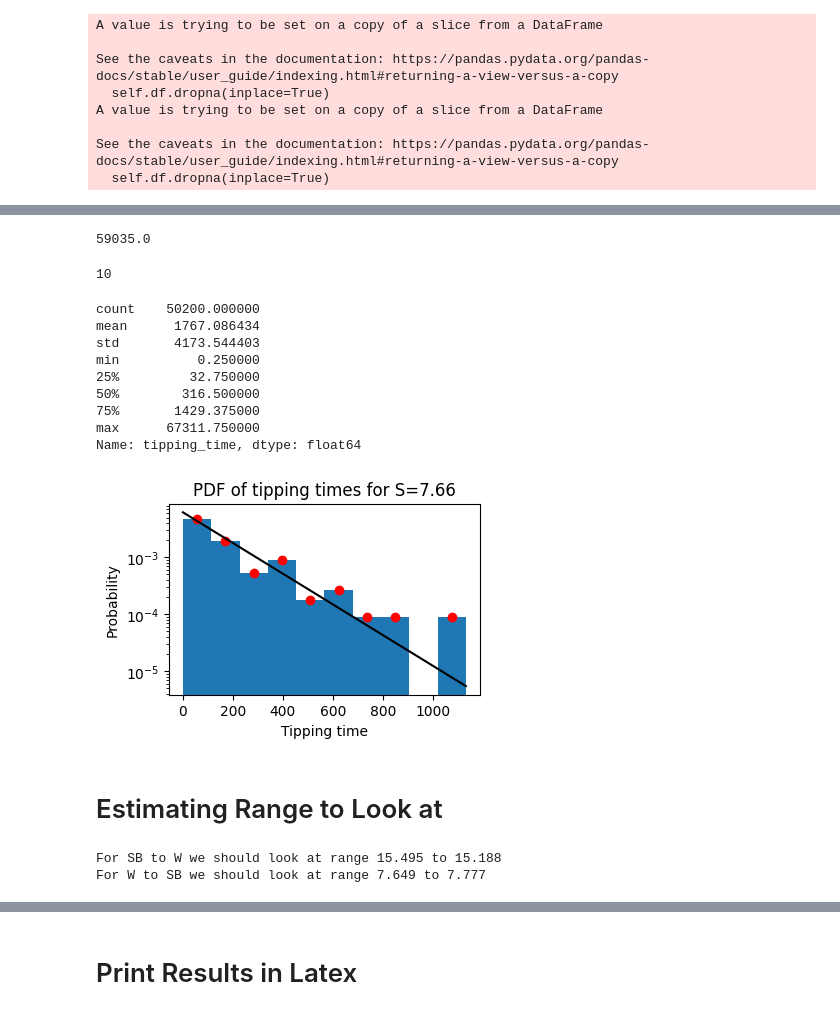
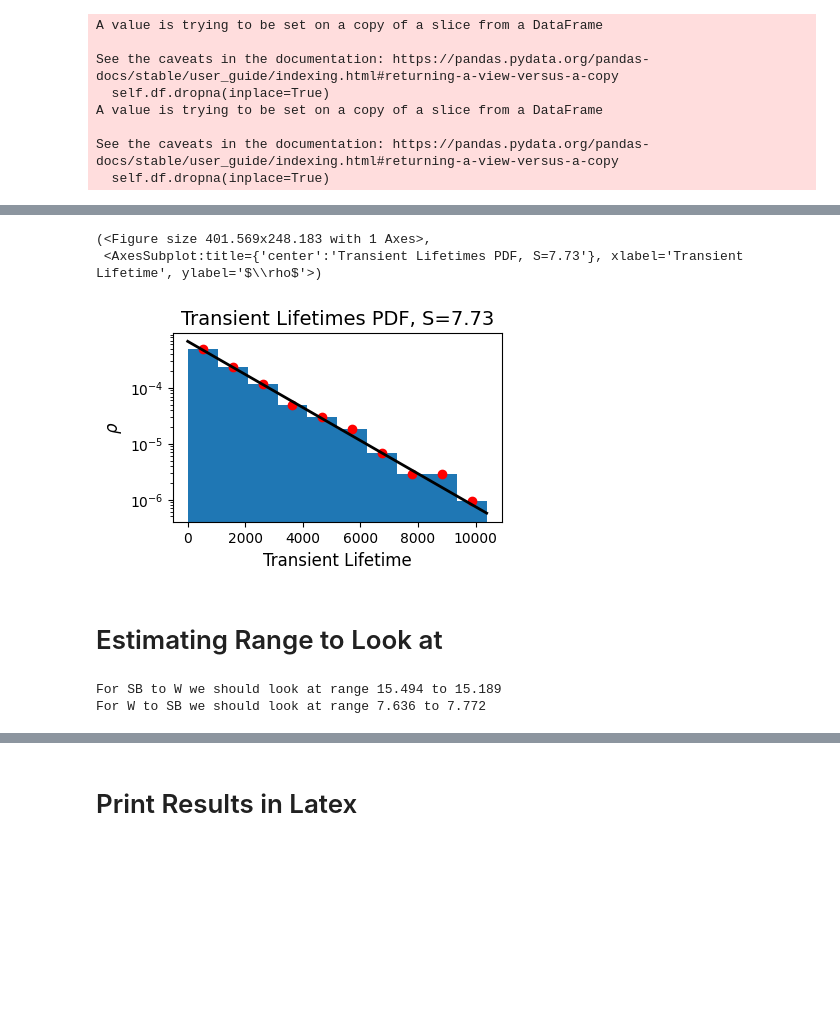
Before and after one commit to CalvinNesbitt/l96_ebm_boundary_crisis, a Jupyter notebook: notebooks/critical_exponent_fit.ipynb, the cells around one changed output, grey strips where cells are left out. Cells and saved outputs as stored; diff of their text form; code cells hidden in the pictures; blank space fills up the shorter version.

```diff
--- a/notebooks/critical_exponent_fit.ipynb
+++ b/notebooks/critical_exponent_fit.ipynb
@@ -30,8 +32,7 @@ config_pd = Path('cfg')
 # Load lifetime data
 
 csv_file = data_pd/'transient_lifetime_better_ic.csv'
-new_csv_file = data_pd/'transient_lifetime_better_ic.csv'
-df = pd.read_csv(new_csv_file)
+df = pd.read_csv(csv_file)
 
 sb_lifetimes = TransientLifetimeResult(df, 'sb')
 w_lifetimes = TransientLifetimeResult(df, 'w')
@@ -71,27 +78,9 @@ w_lifetimes.plot_scaling_lawfit()
-# %%
-# See how many tipping times are the max value
-
-print(sb_lifetimes.df['tipping_time'].max())
-sb_lifetimes.df['tipping_time'].where(sb_lifetimes.df['tipping_time'] == sb_lifetimes.df['tipping_time'].max()).count()
-# %% [output]
-59035.0
-10
-# %%
-w_lifetimes.df.tipping_time.describe()
-# %% [output]
-count    50200.000000
-mean      1767.086434
-std       4173.544403
-min          0.250000
-25%         32.750000
-50%        316.500000
-75%       1429.375000
-max      67311.750000
-Name: tipping_time, dtype: float64
 # %%
-w_lifetimes.tipping_time_histogram_list(5)
+w_lifetimes.tipping_time_histogram_list(60)
 # %% [output]
+(<Figure size 401.569x248.183 with 1 Axes>,
+ <AxesSubplot:title={'center':'Transient Lifetimes PDF, S=7.73'}, xlabel='Transient Lifetime', ylabel='$\\rho$'>)
-[figure, old version]
+[figure, new version]
 # %% [markdown]
 # Estimating Range to Look at
 # %%
@@ -109,5 +98,5 @@ min_S = w_lifetimes.estimate_S_from_tau(min_tau)
 max_S = w_lifetimes.estimate_S_from_tau(max_tau)
 print(f'For W to SB we should look at range {min_S:.3f} to {max_S:.3f}')
 # %% [output]
-For SB to W we should look at range 15.495 to 15.188
-For W to SB we should look at range 7.649 to 7.777
+For SB to W we should look at range 15.494 to 15.189
+For W to SB we should look at range 7.636 to 7.772
```
Also changed, not shown: parts of 6 cells of this notebook, 4 other files.
